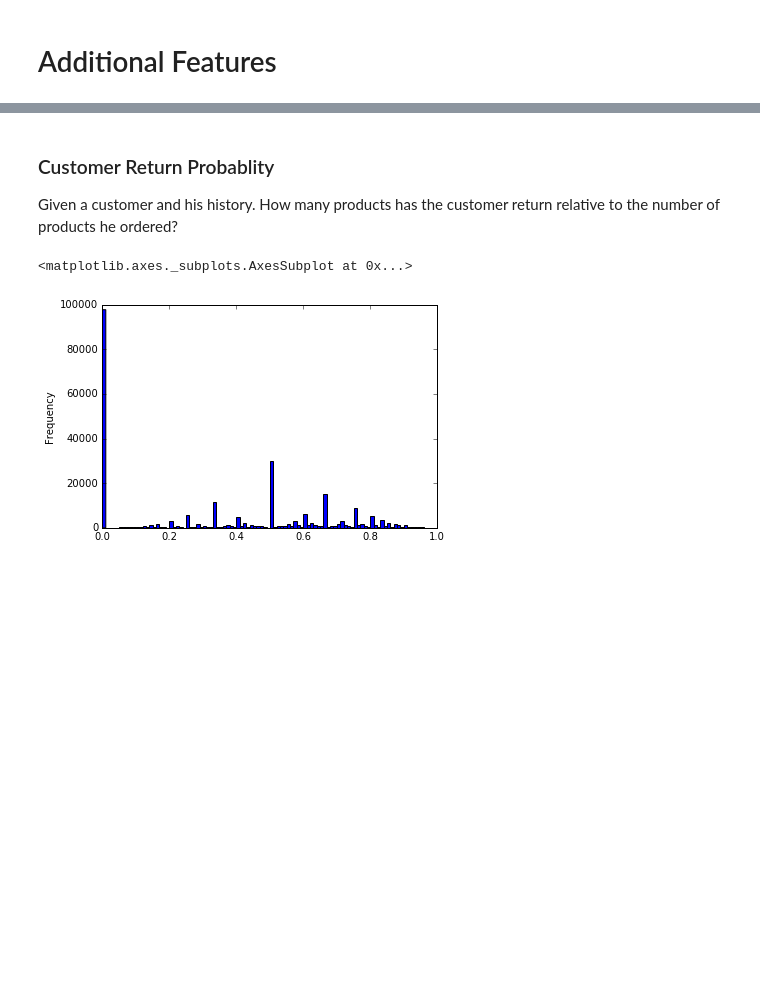
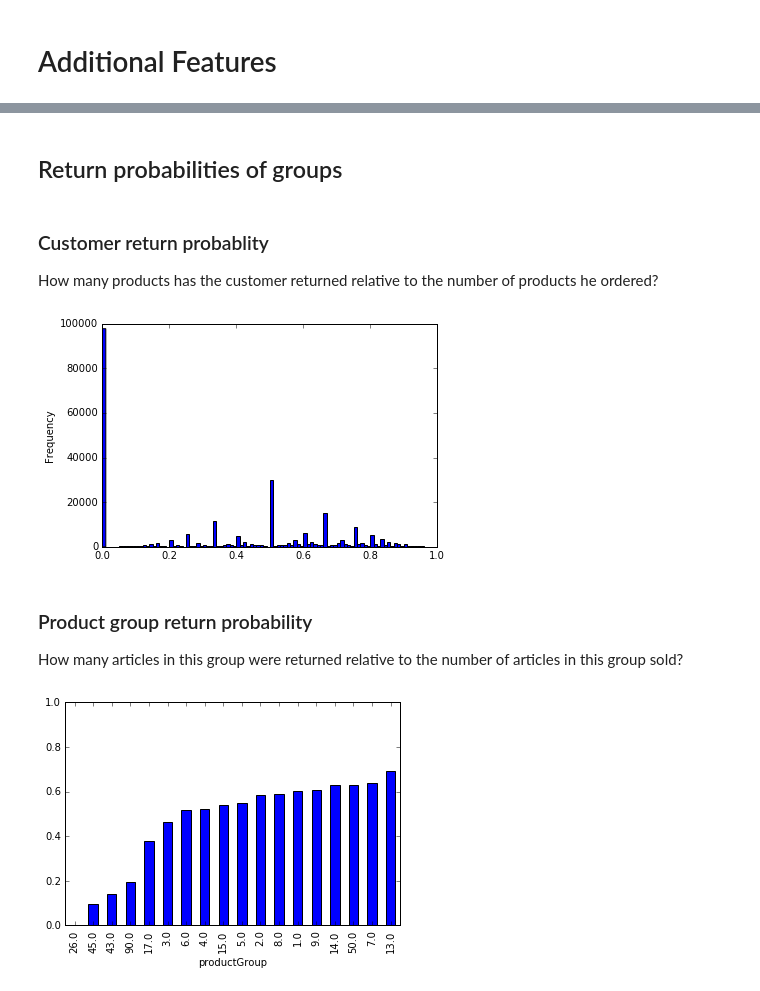
Before and after one commit to aleximmer/run-dmc, a Jupyter notebook: features.ipynb, the cells around one changed output, grey strips where cells are left out. Saved outputs shown, nothing was run; the diff lists cells and outputs as text; code cells hidden in the pictures; blank space fills up the shorter version.

```diff
--- a/features.ipynb
+++ b/features.ipynb
@@ -17,8 +9,27 @@ customers = pd.DataFrame(data={
+# %% [markdown]
+## Return probabilities of groups
 # %% [markdown]
-### Customer Return Probablity
-Given a customer and his history. How many products has the customer return relative to the number of products he ordered?
+### Customer return probablity
+How many products has the customer returned relative to the number of products he ordered?
 # %%
-customers.relativeReturns.plot('hist', bins=[i / 100 for i in range(100)])
+returned_articles = df.groupby(['customerID'])['returnQuantity'].sum()
+bought_articles = df.groupby(['customerID'])['quantity'].sum()
+customer_return_probs = returned_articles / bought_articles
+
+customer_return_probs.plot('hist', bins=[i / 100 for i in range(100)])
+None
 # %% [output]
-<matplotlib.axes._subplots.AxesSubplot at 0x...>
 [figure]
+# %% [markdown]
+### Product group return probability
+How many articles in this group were returned relative to the number of articles in this group sold?
+# %%
+returned_articles = df.groupby(['productGroup'])['returnQuantity'].sum()
+bought_articles = df.groupby(['productGroup'])['quantity'].sum()
+group_return_probs = returned_articles / bought_articles
+
+axes = group_return_probs.sort_values().plot('bar')
+axes.set_ylim([0,1])
+None
+# %% [output]
+[figure, added]
```
Also changed, not shown: parts of 10 cells of this notebook, 5 other files.
